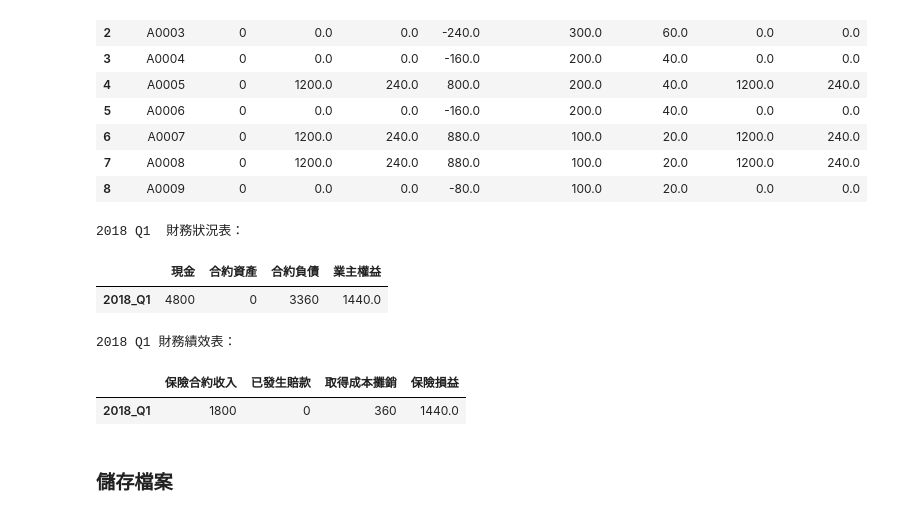
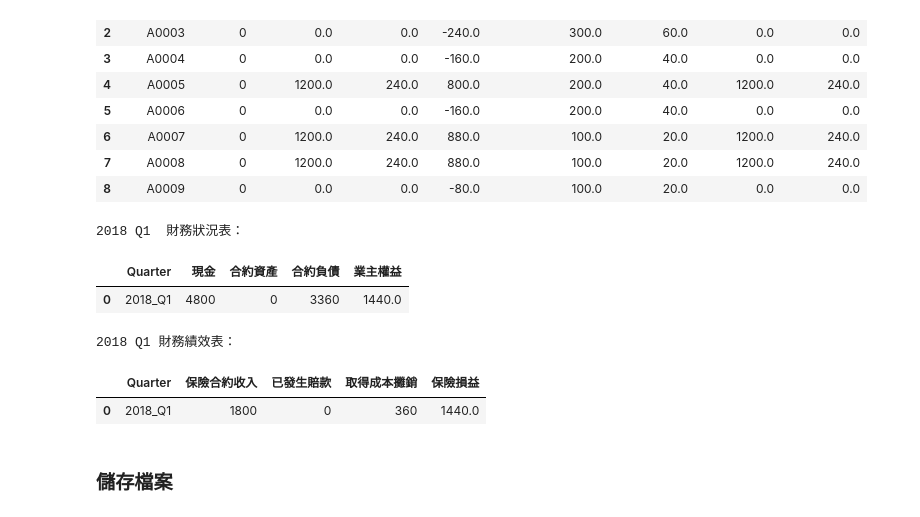
Before and after one commit to YenLinWu/IFRS-17-PAA-Implementation, a Jupyter notebook: PAA/PAA_初始認列.ipynb, the cells around one changed output. Saved outputs shown, nothing was run; the diff lists cells and outputs as text; code cells hidden in the pictures.

```diff
--- a/PAA/PAA_初始認列.ipynb
+++ b/PAA/PAA_初始認列.ipynb
@@ -298,35 +313,38 @@ statement_data
 | 7 | A0008 | 0 | 1200.0 | 240.0 | 880.0 | 100.0 | 20.0 | 1200.0 | 240.0 |
 | 8 | A0009 | 0 | 0.0 | 0.0 | -80.0 | 100.0 | 20.0 | 0.0 | 0.0 |
 # %%
-# 「財務狀況表」( Statement of Financial Position )
+# 「 財務狀況表 」( Statement of Financial Position )
 Position_table = pd.DataFrame( columns = [ '現金', '合約資產', '合約負債' ], index = [ item ]  )
 
-# 當期「現金」 = 前期現金(=0) + 當期已收保費 - 當期已付佣金 ( 尚未考慮當期賠款！！ )
+# 當期「 現金 」 = 前期現金( =0 ) + 當期已收保費 - 當期已付佣金 ( 尚未考慮當期賠款！！ )
 Position_table.loc[ item, '現金' ]  = statement_data[ '當期已收保費' ].sum( ) - statement_data[ '當期已付佣金' ].sum( )
 
-# 「合約資產」或「合約負債」
+# 「 合約資產 」或「 合約負債 」
 LRC = statement_data[ '期末LRC' ].sum( )
 if LRC > 0 :
     Position_table.loc[ item, '合約資產' ] = 0
     Position_table.loc[ item, '合約負債' ] = LRC
 elif LRC < 0 :
     Position_table.loc[ item, '合約資產' ] = -LRC
     Position_table.loc[ item, '合約負債' ] = 0
 else :
     Position_table.loc[ item, '合約資產' ] = 0
     Position_table.loc[ item, '合約負債' ] = 0
 
-# 「業主權益 」= 前期現金 + 合約資產 - 合約負債
+# 「 業主權益 」= 前期現金 + 合約資產 - 合約負債
 Position_table[ '業主權益' ] = Position_table.apply( lambda X : X[ '現金' ] + X[ '合約資產' ] - X[ '合約負債' ], axis = 1 )
 
 print( str( valuation_year ) + ' ' + str( Quarter ) + '  財務狀況表：' )
+
+Position_table.reset_index( inplace = True )
+Position_table.rename( columns = { Position_table.columns[0]: "Quarter" }, inplace = True ) # 更改欄位名稱
 Position_table
 # %% [output]
 2018 Q1  財務狀況表：
-|  | 現金 | 合約資產 | 合約負債 | 業主權益 |
-| 2018_Q1 | 4800 | 0 | 3360 | 1440.0 |
+|  | Quarter | 現金 | 合約資產 | 合約負債 | 業主權益 |
+| 0 | 2018_Q1 | 4800 | 0 | 3360 | 1440.0 |
 # %%
-# 「財務績效表（當季）」( Statement of Financial Performance )
+# 「 財務績效表（當季）」( Statement of Financial Performance )
 Performance_table = pd.DataFrame( columns = [ '保險合約收入', '已發生賠款', '取得成本攤銷',  ], index = [ item ]  )
 
 Performance_table.loc[ item, '保險合約收入' ] = statement_data[ '當期認列之合約收入' ].sum( )
@@ -335,11 +353,13 @@ Performance_table.loc[ item, '已發生賠款' ] = 0 # (尚未考慮當期賠款
 Performance_table[ '保險損益' ] = Performance_table.apply( lambda X : X[ '保險合約收入' ] - X[ '已發生賠款' ] - X[ '取得成本攤銷' ], axis=1 )
 
 print( str( valuation_year ) + ' ' + str( Quarter ) + ' 財務績效表：' )
+Performance_table.reset_index( inplace = True )
+Performance_table.rename( columns = { Performance_table.columns[0]: "Quarter" }, inplace = True ) # 更改欄位名稱
 Performance_table
 # %% [output]
 2018 Q1 財務績效表：
-|  | 保險合約收入 | 已發生賠款 | 取得成本攤銷 | 保險損益 |
-| 2018_Q1 | 1800 | 0 | 360 | 1440.0 |
+|  | Quarter | 保險合約收入 | 已發生賠款 | 取得成本攤銷 | 保險損益 |
+| 0 | 2018_Q1 | 1800 | 0 | 360 | 1440.0 |
 # %% [markdown]
 ### 儲存檔案
 # %%
```
Also changed, not shown: parts of 11 cells of this notebook.
